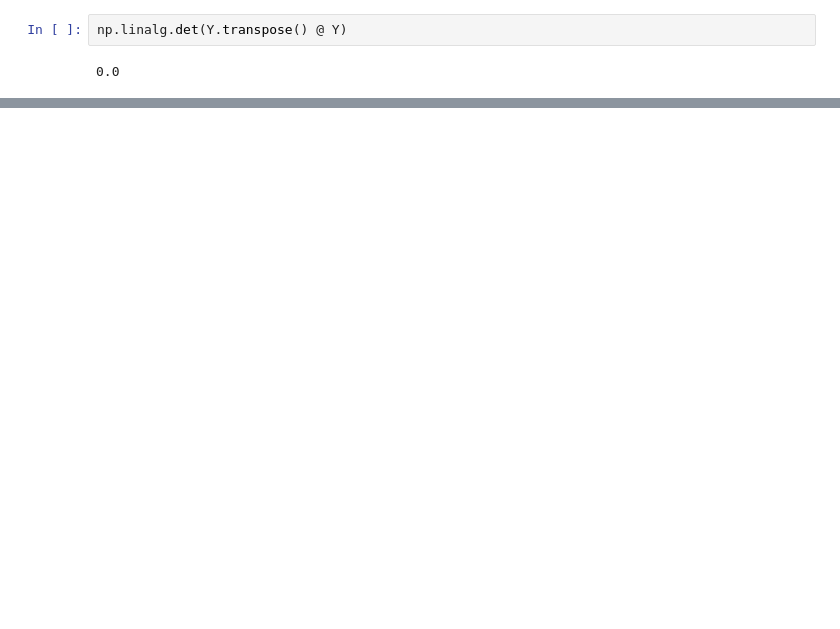
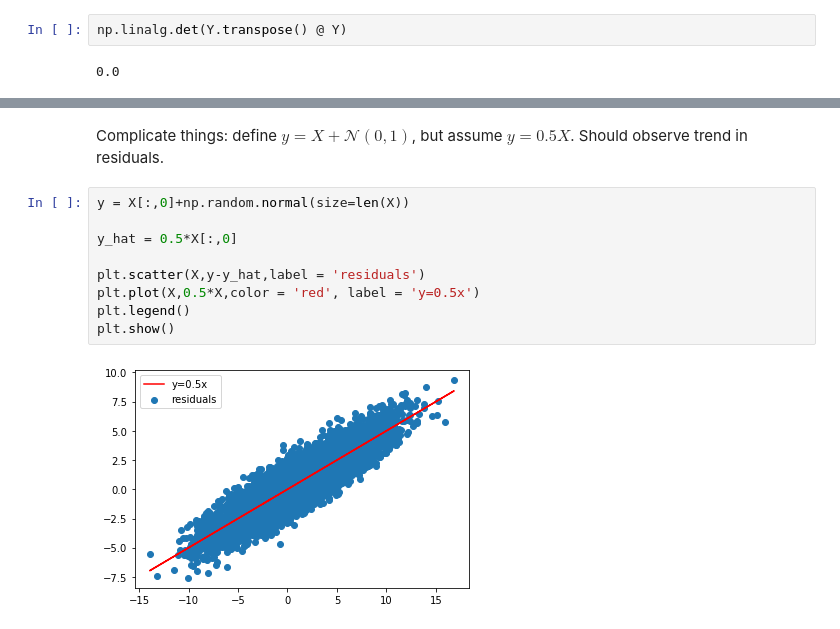
Before and after one commit to lucchem/probability_and_stats, a Jupyter notebook: linear_regression.ipynb, the cells around one changed output, grey strips where cells are left out. Saved outputs shown, nothing was run; the diff lists cells and outputs as text; blank space fills up the shorter version.

```diff
--- a/linear_regression.ipynb
+++ b/linear_regression.ipynb
@@ -110,0 +150,13 @@ OLS coefficients via SVD:  [-3.29935311 15.99741244] 0.7000000000000028
+# %% [markdown]
+Complicate things: define $y=X+\mathcal N(0,1)$, but assume $y=0.5X$. Should observe trend in residuals.
+# %%
+y = X[:,0]+np.random.normal(size=len(X))
+
+y_hat = 0.5*X[:,0]
+
+plt.scatter(X,y-y_hat,label = 'residuals')
+plt.plot(X,0.5*X,color = 'red', label = 'y=0.5x')
+plt.legend()
+plt.show()
+# %% [output]
+[figure, added]
```
Also changed, not shown: parts of 14 cells of this notebook.
